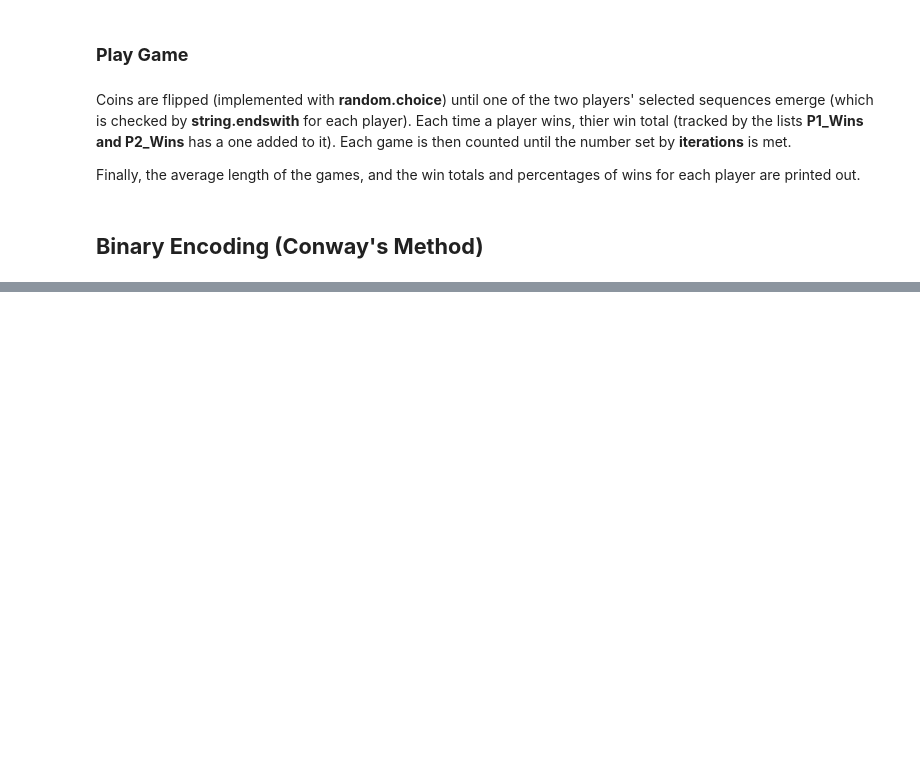
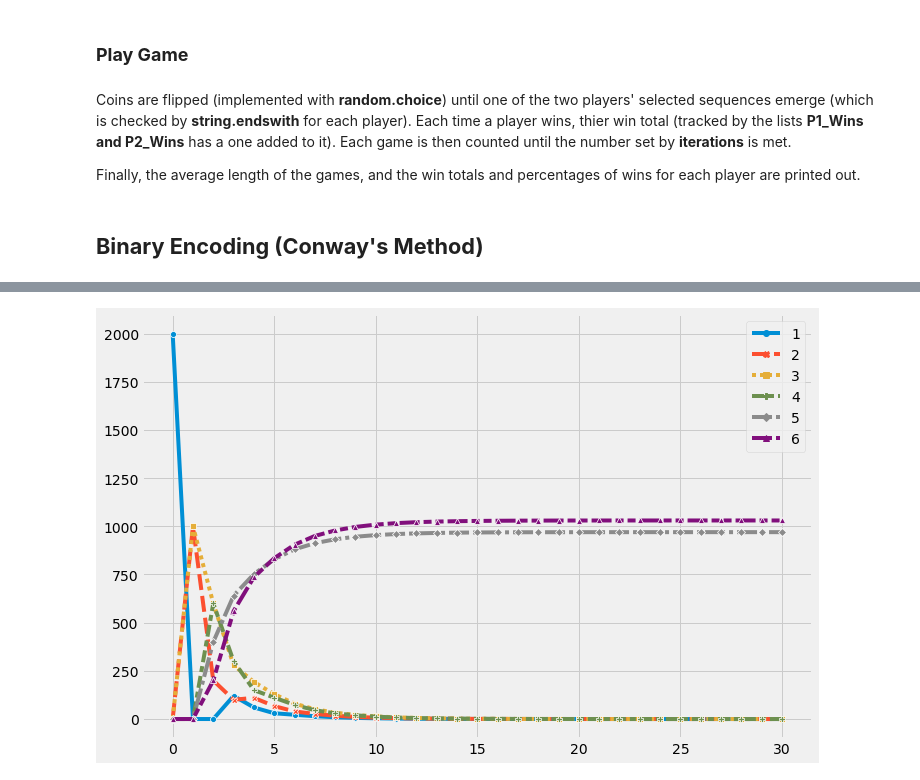
Before and after one commit to anthonymelson/portfolio, a Jupyter notebook: Penney's_Game.ipynb, the cells around one changed output, grey strips where cells are left out. Saved outputs shown, nothing was run; the diff lists cells and outputs as text; code cells hidden in the pictures; blank space fills up the shorter version.

```diff
--- a/Penney's_Game.ipynb
+++ b/Penney's_Game.ipynb
@@ -670,0 +691,7 @@ Odds of Player 2:
+# %%
+import matplotlib as mpl
+import matplotlib.pyplot as plt
+import seaborn as sns
+import pandas as pd
+import numpy as np
+plt.style.use('fivethirtyeight')
@@ -670,0 +704,78 @@ Odds of Player 2:
+# %%
+#This Markov Chain has two absorbing states, the two players' selections
+#Meaning that once the state is entered, it cannot be left
+#Since all states can reach one of them, it is an absorbing Markov Chain, formally:
+# p_{ii}=1{\text{ and }}p_{ij}=0{\text{ for }}i\not =j.
+
+#these chains are reducible, not irreducible, meaning one cannot go from any
+#state to any other
+
+#Discrete Time Markov Chain
+#Markov Property: conditional probability distribution of each step depends
+#only on the last step taken
+#S = state space
+#T = transition space
+
+#It also has
+
+state = [2000, 0, 0, 0, 0, 0, 0, 0, 0, 0, 0, 0, 0, 0, 0]
+
+transition = [
+
+            # S    H    T   HH    TT  HT   TH   HHH  TTT  HTT  HHT  THH  HHT  HTH  THT
+            [0.0, 0.0, 0.0, 0.0, 0.0, 0.0, 0.0, 0.0, 0.0, 0.0, 0.0, 0.0, 0.0, 0.0, 0.0], #S
+            [0.0, 0.0, 0.0, 0.0, 0.0, 0.0, 0.0, 0.0, 0.0, 0.0, 0.0, 0.0, 0.0, 0.0, 0.0], #H
+            [0.0, 0.0, 0.0, 0.0, 0.0, 0.0, 0.0, 0.0, 0.0, 0.0, 0.0, 0.0, 0.0, 0.0, 0.0], #T
+            [0.0, 0.0, 0.0, 0.0, 0.0, 0.0, 0.0, 0.0, 0.0, 0.0, 0.0, 0.0, 0.0, 0.0, 0.0], #HH
+            [0.0, 0.0, 0.0, 0.0, 0.0, 0.0, 0.0, 0.0, 0.0, 0.0, 0.0, 0.0, 0.0, 0.0, 0.0], #TT
+            [0.0, 0.0, 0.0, 0.0, 0.0, 0.0, 0.0, 0.0, 0.0, 0.0, 0.0, 0.0, 0.0, 0.0, 0.0], #HT
+            [0.0, 0.0, 0.0, 0.0, 0.0, 0.0, 0.0, 0.0, 0.0, 0.0, 0.0, 0.0, 0.0, 0.0, 0.0], #TH
+            [0.0, 0.0, 0.0, 0.0, 0.0, 0.0, 0.0, 0.0, 0.0, 0.0, 0.0, 0.0, 0.0, 0.0, 0.0], #HHH
+            [0.0, 0.0, 0.0, 0.0, 0.0, 0.0, 0.0, 0.0, 0.0, 0.0, 0.0, 0.0, 0.0, 0.0, 0.0], #TTT
+            [0.0, 0.0, 0.0, 0.0, 0.0, 0.0, 0.0, 0.0, 0.0, 0.0, 0.0, 0.0, 0.0, 0.0, 0.0], #HTT
+            [0.0, 0.0, 0.0, 0.0, 0.0, 0.0, 0.0, 0.0, 0.0, 0.0, 0.0, 0.0, 0.0, 0.0, 0.0], #HHT
+            [0.0, 0.0, 0.0, 0.0, 0.0, 0.0, 0.0, 0.0, 0.0, 0.0, 0.0, 0.0, 0.0, 0.0, 0.0], #THH
+            [0.0, 0.0, 0.0, 0.0, 0.0, 0.0, 0.0, 0.0, 0.0, 0.0, 0.0, 0.0, 0.0, 0.0, 0.0], #HHT
+            [0.0, 0.0, 0.0, 0.0, 0.0, 0.0, 0.0, 0.0, 0.0, 0.0, 0.0, 0.0, 0.0, 0.0, 0.0], #HTH
+            [0.0, 0.0, 0.0, 0.0, 0.0, 0.0, 0.0, 0.0, 0.0, 0.0, 0.0, 0.0, 0.0, 0.0, 0.0], #THT
+
+
+                            ]
+
+stateHistory = []
+stateTrack = [state]
+last_state = []
+i = 0
+length = [0]
+convergence = False
+
+while convergence == False and i < 30:
+    last_state = state
+    state = np.dot(state, transition)
+    stateTrack.append(list(state))
+    i = i + 1
+    length.append(i)
+
+    if all(last_state == state) == True:
+        convergence = True
+
+"""
+for s in range(len(stateTrack[0])):
+    plt.plot(length, [states[s] for states in stateTrack], label= 'Company %s' %s)
+plt.legend()
+plt.show()
+"""
+
+dims =(10.7, 7.27)
+fig, ax = plt.subplots(figsize=dims)
+splot = pd.DataFrame(stateTrack, length, ["1", "2", "3", "4", "5", "6"])
+sns.lineplot(ax=ax, data = splot, markers=True)
+"""
+splot = pd.DataFrame(stateTrack, length, ["Company 1", "Company 2", "Company 3"])
+ax = sns.lineplot(data=splot,style="event",lw=2, markers=True)
+"""
+print('')
+print('Converged in', i, 'Iterations')
+print('')
+print('Steady State Vector: ', state)
+# %% [output]
@@ -670,0 +786 @@ Odds of Player 2:
+[figure, added]
```
Also changed, not shown: parts of 27 cells of this notebook.
